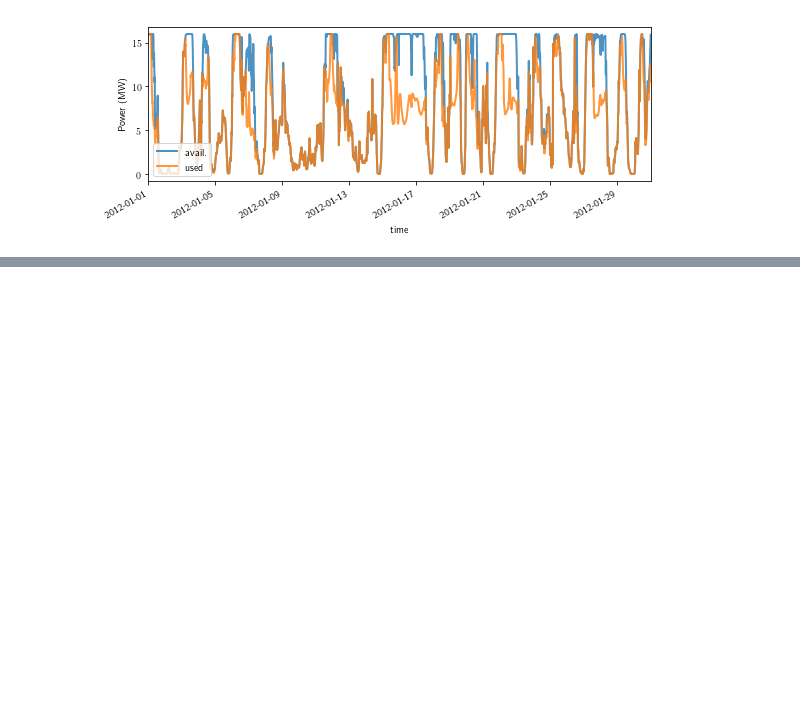
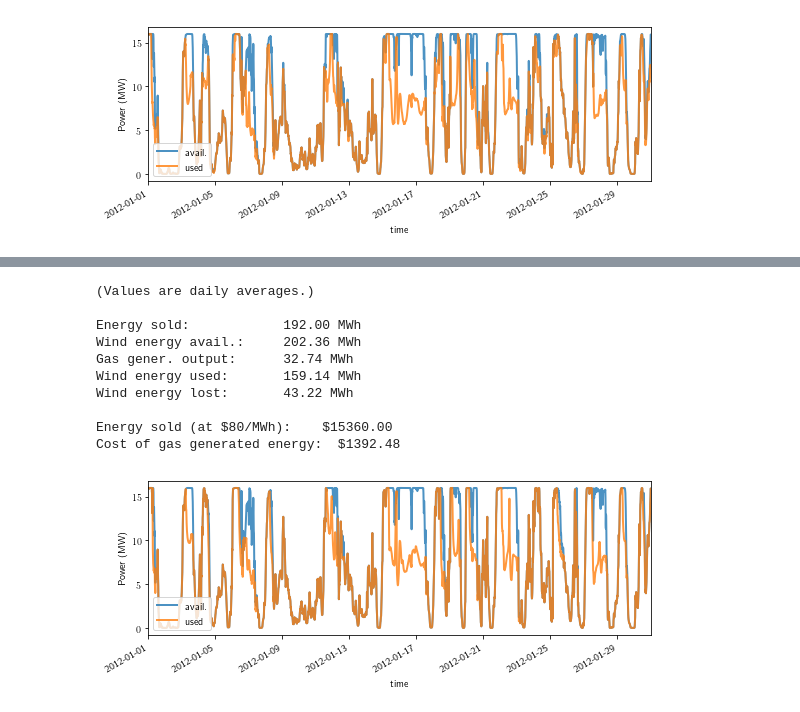
Before and after one commit to lsspear/mpc_project, a Jupyter notebook: Gaussian_Process.ipynb, the cells around one changed output, grey strips where cells are left out. Cells and saved outputs as stored; diff of their text form; code cells hidden in the pictures; blank space fills up the shorter version.

```diff
--- a/Gaussian_Process.ipynb
+++ b/Gaussian_Process.ipynb
@@ -964,0 +1199,23 @@ Cost of gas generated energy:  $1557.58
+# %%
+cost_robust_vec_rbf_MPC, MPC_robust_vec_rbf_results = \
+    run_mpc(MPC_network, T, make_forecasts, implement, verbose = False, solver='ECOS')
+# %%
+wind_gen, gas_gen, storage = MPC_network.devices[0:3]
+
+print_and_plot_stats(wind_power_avail =  p_wind[sim_start_time:sim_end_time],
+                     wind_power_used = -MPC_robust_vec_rbf_results.power[(wind_gen, 0)].flatten(),
+                     gas_power = -MPC_robust_vec_rbf_results.power[(gas_gen,0)].flatten(),
+                     output =  target_output[:T],
+                     cost = cost_robust_vec_rbf_MPC)
+# %% [output]
+(Values are daily averages.)
+
+Energy sold:            192.00 MWh
+Wind energy avail.:     202.36 MWh
+Gas gener. output:      32.74 MWh
+Wind energy used:       159.14 MWh
+Wind energy lost:       43.22 MWh
+
+Energy sold (at $80/MWh):    $15360.00
+Cost of gas generated energy:  $1392.48
+[figure, added]
```
Also changed, not shown: parts of 19 cells of this notebook.
